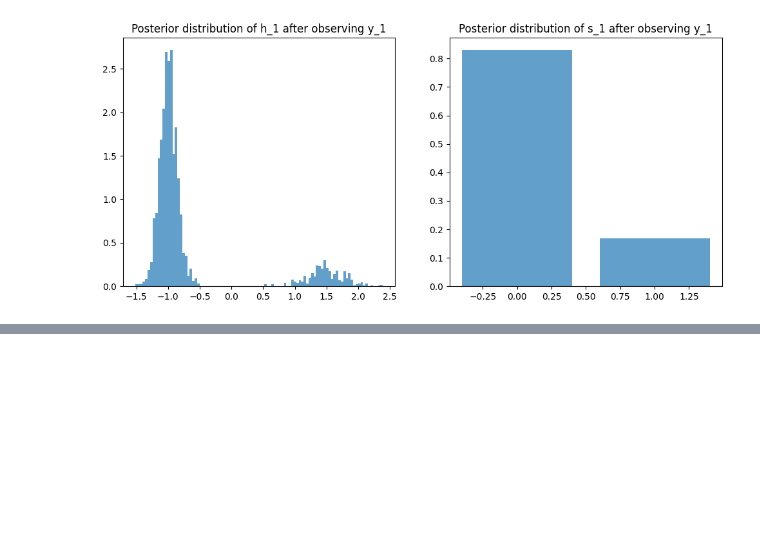
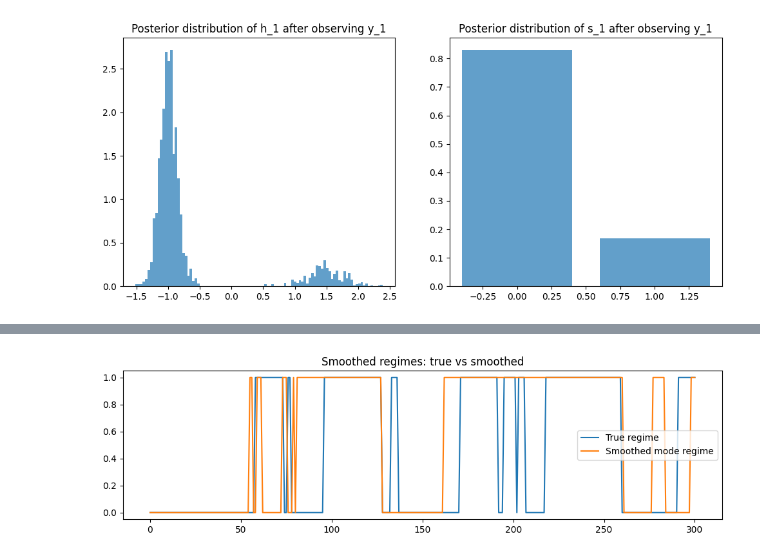
Before and after one commit to vitolev/mssv-smc, a Jupyter notebook: notebooks/02_bootstrap_pf.ipynb, the cells around one changed output, grey strips where cells are left out. Drawn from its saved outputs; the diff is of its cells as text; code cells hidden in the pictures; blank space fills up the shorter version.

Commit message:
Smoothing from pf, new tests

```diff
--- a/notebooks/02_bootstrap_pf.ipynb
+++ b/notebooks/02_bootstrap_pf.ipynb
@@ -258,0 +261,3 @@ plt.show()
+# %%
+# Now let's perform smoothing to get smoothed state estimates p(x_1:T | y_1:T)
+smoothed_trajectories = get_smoothing_trajectories(history)
@@ -258,0 +310,10 @@ plt.show()
+# %%
+# Plot graph of true vs smoothed regimes
+plt.figure(figsize=(12, 3))
+plt.plot(s_true, label="True regime")
+plt.plot(s_mode, label="Smoothed mode regime")
+plt.legend()
+plt.title("Smoothed regimes: true vs smoothed")
+plt.show()
+# %% [output]
+[figure, added]
```
Also changed, not shown: parts of 5 cells of this notebook, 12 other files.
